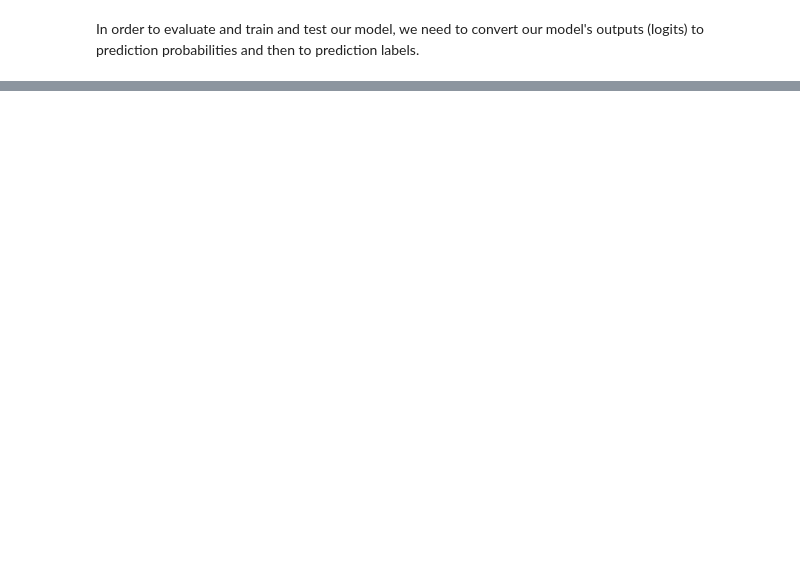
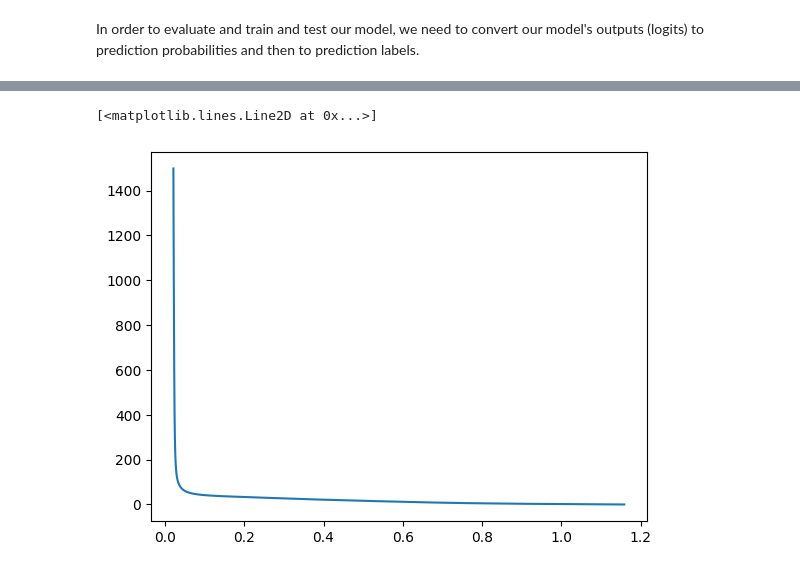
Before and after one commit to mirpouya/Pytorch_Tutorial, a Jupyter notebook: 02_1_PyTorch_Neural_Network_Classification_ipynb.ipynb, the cells around one changed output, grey strips where cells are left out. Drawn from its saved outputs; the diff is of its cells as text; code cells hidden in the pictures; blank space fills up the shorter version.

```diff
--- a/02_1_PyTorch_Neural_Network_Classification_ipynb.ipynb
+++ b/02_1_PyTorch_Neural_Network_Classification_ipynb.ipynb
@@ -314,7 +314,7 @@ X_blobs, y_blobs = make_blobs(n_samples = 1000, n_features = NUM_FEATURES,
 
 # 2. turn data into tensors
 X_blobs = torch.from_numpy(X_blobs).type(torch.float)
-y_blobs = torch.from_numpy(y_blobs).type(torch.float)
+y_blobs = torch.from_numpy(y_blobs).type(torch.LongTensor)
 
 # 3. train test splits
 X_blobs_train, X_blobs_test, y_blobs_train, y_blobs_test = train_test_split(X_blobs,
@@ -379,7 +379,7 @@ BlobModel_multi_class(
 # for binary classifications `BCELoss` or `BCEWithLogitsLoss` is used
 # for multi class classification `CrossEntropyLoss` is used
 
-loss_fn = nn.CrossEntropyLoss()
+loss_fn_crossEnt = nn.CrossEntropyLoss()
 
 # optimizer
 optimizer = torch.optim.SGD(params = model_blob_multiClass.parameters(),
@@ -395,7 +395,7 @@ device(type='cpu')
 # %%
 model_blob_multiClass.eval()
 with torch.inference_mode():
-  y_preds = model_blob_multiClass(X_blobs_test.to(device))
+  y_logits = model_blob_multiClass(X_blobs_test.to(device))
 
-y_preds[:10]
+y_logits[:10]
 # %% [output]
@@ -419,0 +554,8 @@ In order to evaluate and train and test our model, we need to convert our model'
+# %%
+train_losses = []
+for x in train_loss_list: train_losses.append(x.detach().cpu().numpy())
+# %%
+plt.plot(train_losses, range(1500))
+# %% [output]
+[<matplotlib.lines.Line2D at 0x...>]
+[figure, added]
```
Also changed, not shown: parts of 19 cells of this notebook.
